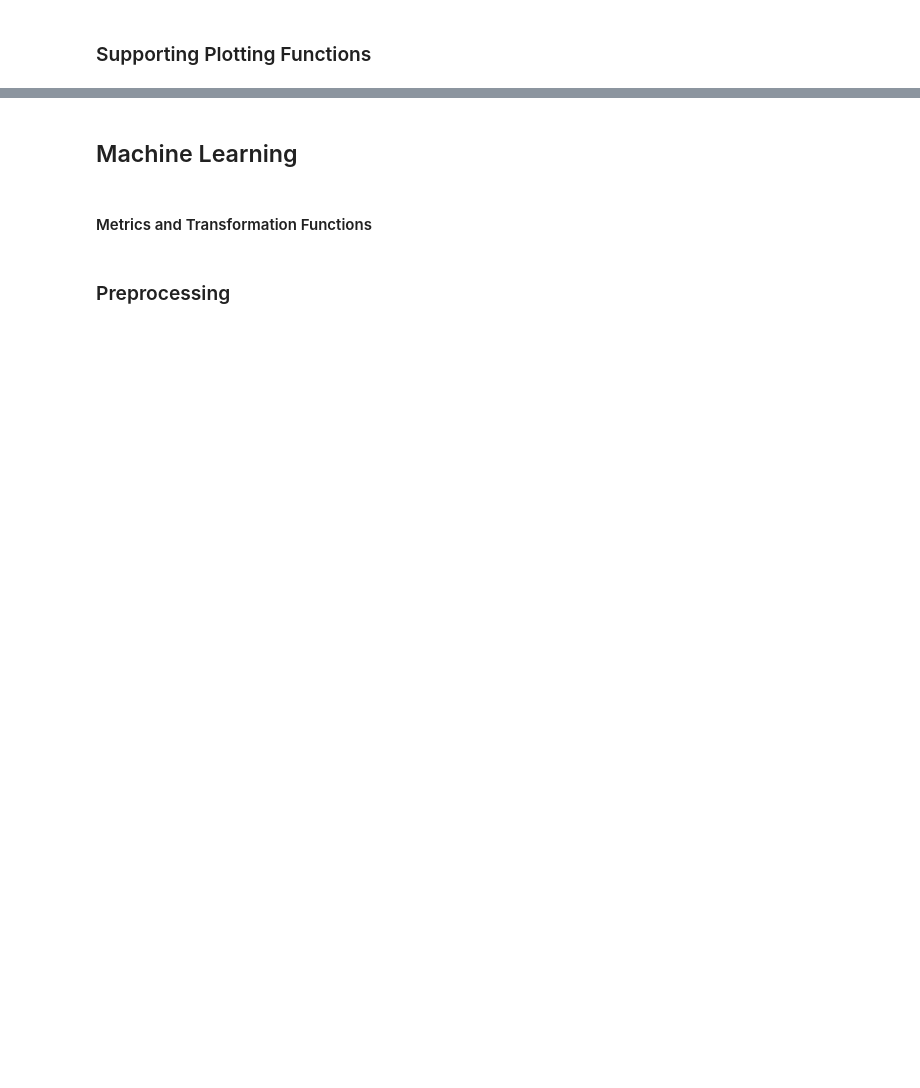
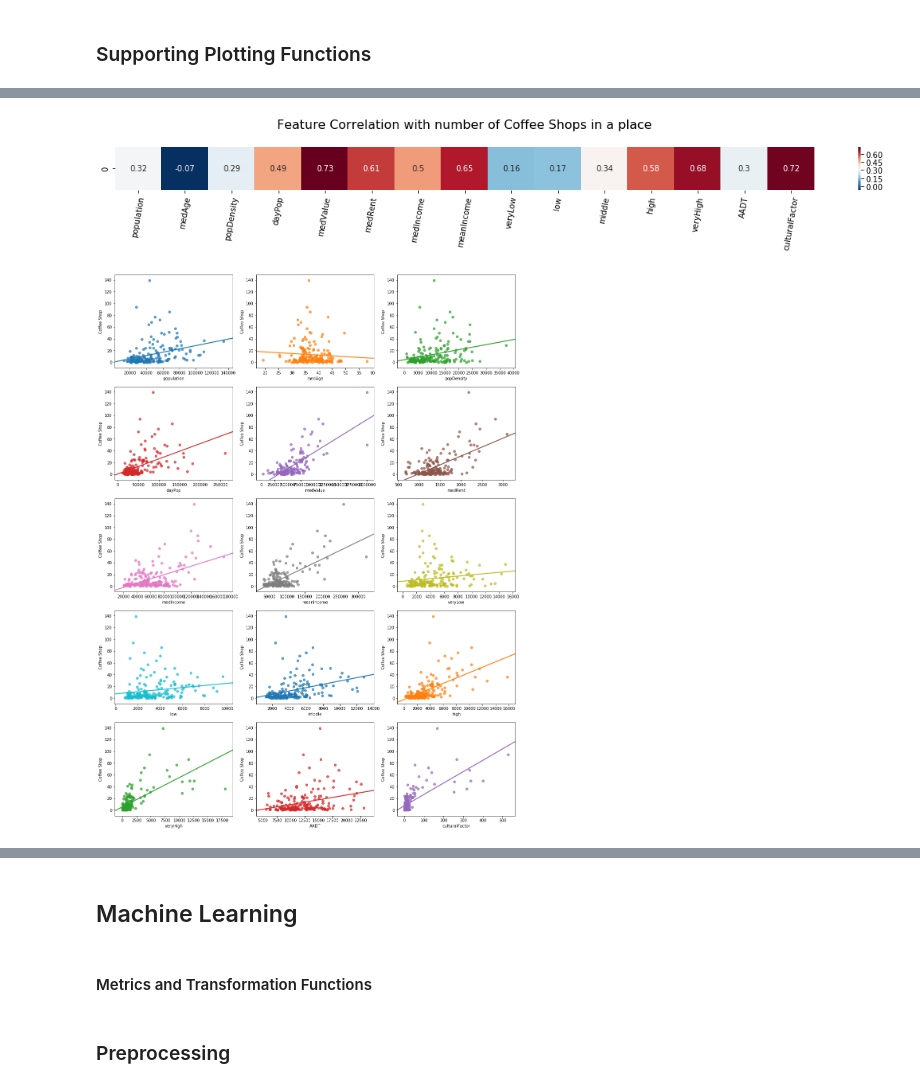
Before and after one commit to gokulmuthiah/Coursera_Capstone, a Jupyter notebook: 4.Capstone-Data-Analysis.ipynb, the cells around one changed output, grey strips where cells are left out. Saved outputs shown, nothing was run; the diff lists cells and outputs as text; code cells hidden in the pictures; blank space fills up the shorter version.

```diff
--- a/4.Capstone-Data-Analysis.ipynb
+++ b/4.Capstone-Data-Analysis.ipynb
@@ -314,0 +251,5 @@ best
+# %%
+plotFeatures(features,getTarget(5))
+# %% [output]
+[figure, added]
+[figure, added]
```
Also changed, not shown: parts of 91 cells of this notebook, 7 other files.
